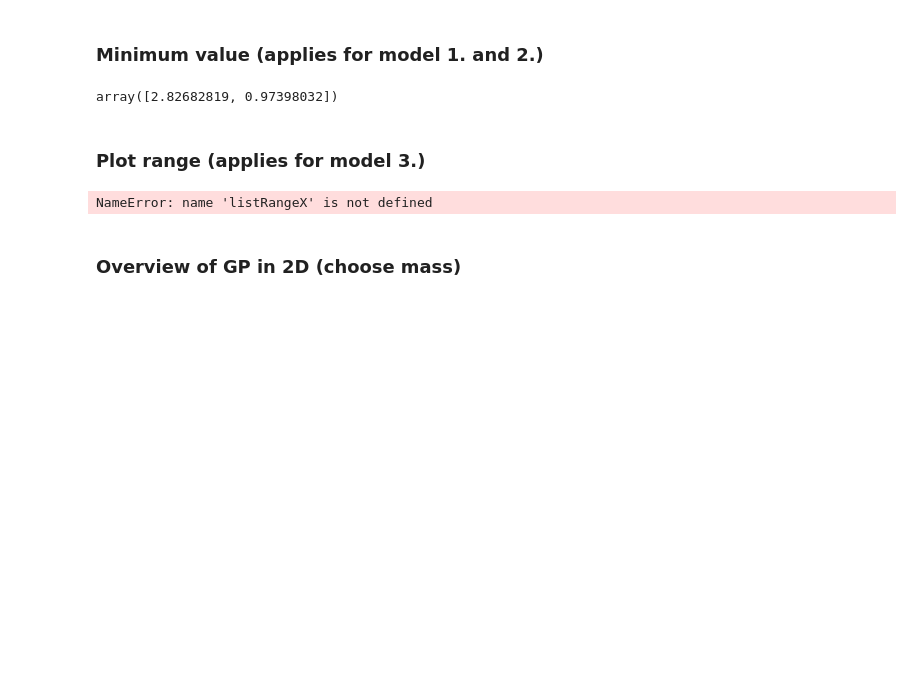
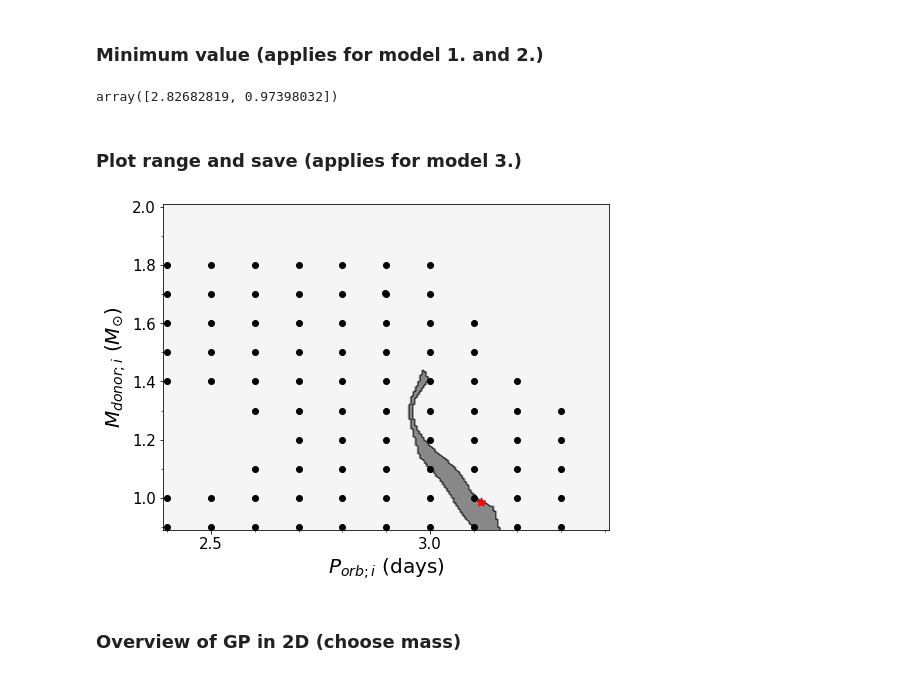
Before and after one commit to lauraguzmanrincon/GPforWD, a Jupyter notebook: GPyOpt_WD_01102021.ipynb, the cells around one changed output. Saved outputs shown, nothing was run; the diff lists cells and outputs as text; code cells hidden in the pictures; blank space fills up the shorter version.

```diff
--- a/GPyOpt_WD_01102021.ipynb
+++ b/GPyOpt_WD_01102021.ipynb
@@ -237,19 +242,45 @@ minGP
 # %% [output]
 array([2.82682819, 0.97398032])
 # %% [markdown]
-### Plot range (applies for model 3.)
+### Plot range and save (applies for model 3.)
-# %%
-prodRangeX = listRangeX[0]*listRangeX[1]*listRangeX[2]
-
-## plot GP
-plt.figure(figsize=(15,5))
-plt.subplot(1, 2, 1)
-plt.contourf(x, y, prodRangeX, cmap='binary', alpha = 0.5)
-plt.scatter(X_init['porb'], X_init['mass'], label=u'Observations', c = "green")
-plt.xlabel("$P_{orb;i}(days)$")
-plt.ylabel("$M_{donor;i}(M_{\odot})$")
-plt.title("Area with ")
-# %% [output]
-NameError: name 'listRangeX' is not defined
+# %%
+prodRangeX = listRangeX[0]*listRangeX[1]*listRangeX[2]
+
+if typ == "fixed":
+    minGP = np.array([3.11630906, 0.98421385])
+else:
+    minGP = np.array([2.82682819, 0.97398032])
+
+## plot region
+#plt.figure(figsize=(8,6))
+#plt.contourf(x, y, prodRangeX, cmap='binary', alpha = 0.5)
+#plt.scatter(X_init['porb'], X_init['mass'], label=u'Observations', c = "green")
+#plt.scatter(minGP[0], minGP[1], label=u'Observations', c = "red")
+#plt.xlabel("$P_{orb;i}(days)$")
+#plt.ylabel("$M_{donor;i}(M_{\odot})$")
+
+# Save plot of mean GP
+plt.figure(figsize=(8,6))
+if typ == "fixed":
+    ticksListX = np.arange(0, 50, 5)/10
+else:
+    ticksListX = np.arange(0, 50, 1)/10
+ticksListY = np.arange(0, 50, 2)/10
+plt.contourf(x, y, prodRangeX, cmap = 'binary', alpha = 0.5, zorder = 0)
+plt.scatter(X_init['porb'], X_init['mass'], label = u'Observations', c = "black", alpha = 1, zorder = 1)
+plt.scatter(minGP[0], minGP[1], label = u'Observations', c = "red", marker = (5, 1), s = 80, zorder = 2)
+plt.xlabel("$P_{orb;i}$ (days)", size = 20)
+plt.xticks(ticksListX[(ticksListX >= bounds[0][0]) & (ticksListX <= bounds[0][1])], size = 15)
+plt.ylabel("$M_{donor;i}$ $(M_{\odot})$", size = 20)
+plt.yticks(ticksListY[(ticksListY >= bounds[1][0]) & (ticksListY <= bounds[1][1])], size = 15)
+
+ax = plt.gca()
+ax.xaxis.set_minor_locator(plt.MultipleLocator(0.1))
+ax.yaxis.set_minor_locator(plt.MultipleLocator(0.1))
+
+#plt.savefig('../Plots/Plot04102021_Region_conservative.pdf')
+#plt.savefig('../Plots/Plot04102021_Region_nonconservative.pdf')
+# %% [output]
+[figure, added]
 # %% [markdown]
 ### Overview of GP in 2D (choose mass)
```
Also changed, not shown: parts of 5 cells of this notebook.
